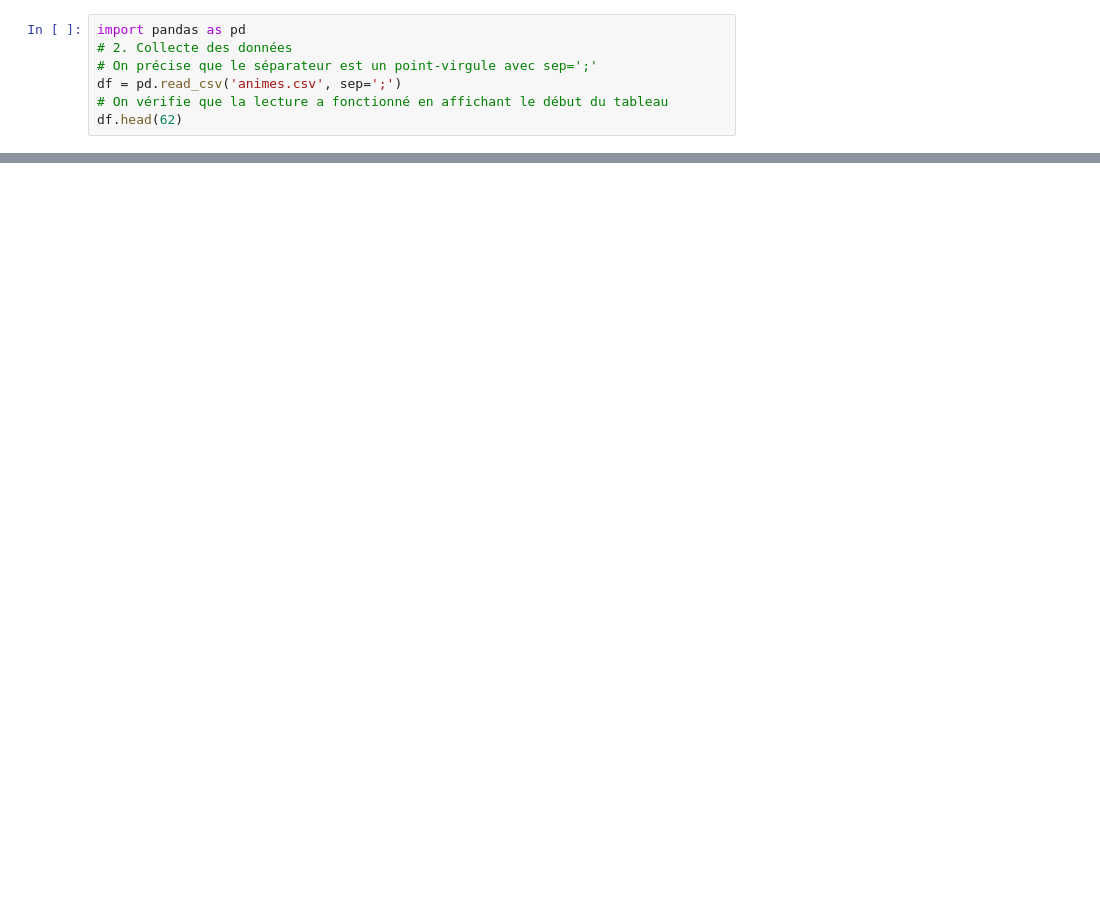
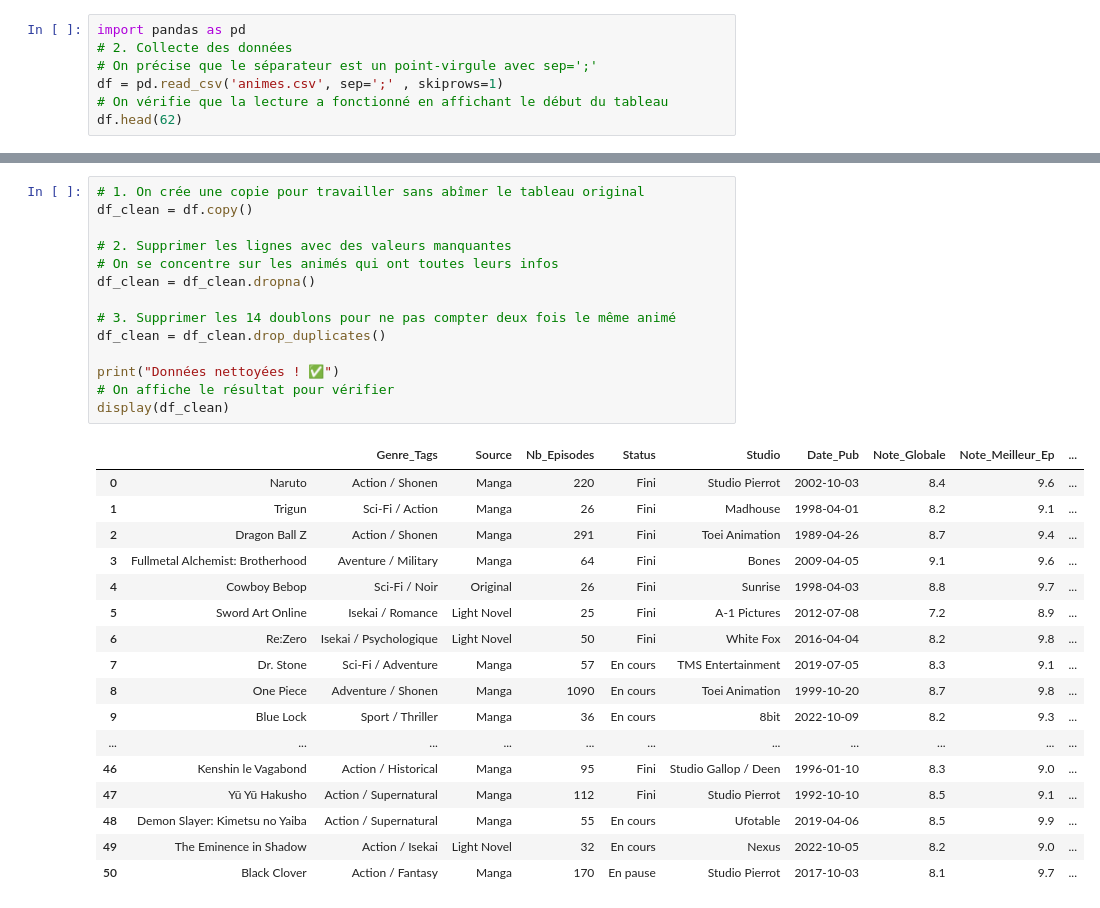
Before and after one commit to nicodjok/Analyse-Animes, a Jupyter notebook: Note animés.ipynb, the cells around one changed output, grey strips where cells are left out. Drawn from its saved outputs; the diff is of its cells as text; blank space fills up the shorter version.

```diff
--- a/Note animés.ipynb
+++ b/Note animés.ipynb
@@ -2,7 +2,7 @@
 import pandas as pd
 # 2. Collecte des données
 # On précise que le séparateur est un point-virgule avec sep=';'
-df = pd.read_csv('animes.csv', sep=';')
+df = pd.read_csv('animes.csv', sep=';' , skiprows=1)
 # On vérifie que la lecture a fonctionné en affichant le début du tableau
 df.head(62)
 # %% [output]
@@ -21,0 +51,32 @@ df.head(62)
+# %%
+# 1. On crée une copie pour travailler sans abîmer le tableau original
+df_clean = df.copy()
+
+# 2. Supprimer les lignes avec des valeurs manquantes
+# On se concentre sur les animés qui ont toutes leurs infos
+df_clean = df_clean.dropna()
+
+# 3. Supprimer les 14 doublons pour ne pas compter deux fois le même animé
+df_clean = df_clean.drop_duplicates()
+
+print("Données nettoyées ! ✅")
+# On affiche le résultat pour vérifier
+display(df_clean)
+# %% [output]
+|  |  | Genre_Tags | Source | Nb_Episodes | Status | Studio | Date_Pub | Note_Globale | Note_Meilleur_Ep | ... |
+| 0 | Naruto | Action / Shonen | Manga | 220 | Fini | Studio Pierrot | 2002-10-03 | 8.4 | 9.6 | ... |
+| 1 | Trigun | Sci-Fi / Action | Manga | 26 | Fini | Madhouse | 1998-04-01 | 8.2 | 9.1 | ... |
+| 2 | Dragon Ball Z | Action / Shonen | Manga | 291 | Fini | Toei Animation | 1989-04-26 | 8.7 | 9.4 | ... |
+| 3 | Fullmetal Alchemist: Brotherhood | Aventure / Military | Manga | 64 | Fini | Bones | 2009-04-05 | 9.1 | 9.6 | ... |
+| 4 | Cowboy Bebop | Sci-Fi / Noir | Original | 26 | Fini | Sunrise | 1998-04-03 | 8.8 | 9.7 | ... |
+| 5 | Sword Art Online | Isekai / Romance | Light Novel | 25 | Fini | A-1 Pictures | 2012-07-08 | 7.2 | 8.9 | ... |
+| 6 | Re:Zero | Isekai / Psychologique | Light Novel | 50 | Fini | White Fox | 2016-04-04 | 8.2 | 9.8 | ... |
+| 7 | Dr. Stone | Sci-Fi / Adventure | Manga | 57 | En cours | TMS Entertainment | 2019-07-05 | 8.3 | 9.1 | ... |
+| 8 | One Piece | Adventure / Shonen | Manga | 1090 | En cours | Toei Animation | 1999-10-20 | 8.7 | 9.8 | ... |
+| 9 | Blue Lock | Sport / Thriller | Manga | 36 | En cours | 8bit | 2022-10-09 | 8.2 | 9.3 | ... |
+| ... | ... | ... | ... | ... | ... | ... | ... | ... | ... | ... |
+| 46 | Kenshin le Vagabond | Action / Historical | Manga | 95 | Fini | Studio Gallop / Deen | 1996-01-10 | 8.3 | 9.0 | ... |
+| 47 | Yū Yū Hakusho | Action / Supernatural | Manga | 112 | Fini | Studio Pierrot | 1992-10-10 | 8.5 | 9.1 | ... |
+| 48 | Demon Slayer: Kimetsu no Yaiba | Action / Supernatural | Manga | 55 | En cours | Ufotable | 2019-04-06 | 8.5 | 9.9 | ... |
+| 49 | The Eminence in Shadow | Action / Isekai | Light Novel | 32 | En cours | Nexus | 2022-10-05 | 8.2 | 9.0 | ... |
+| 50 | Black Clover | Action / Fantasy | Manga | 170 | En pause | Studio Pierrot | 2017-10-03 | 8.1 | 9.7 | ... |
```
Also changed, not shown: parts of 7 cells of this notebook.
